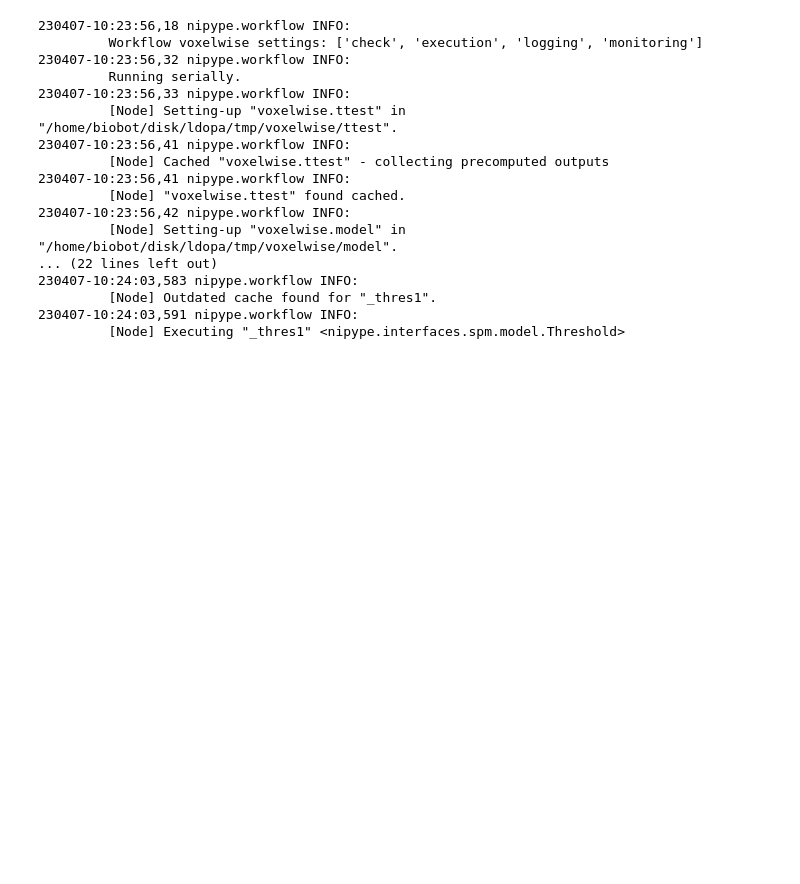
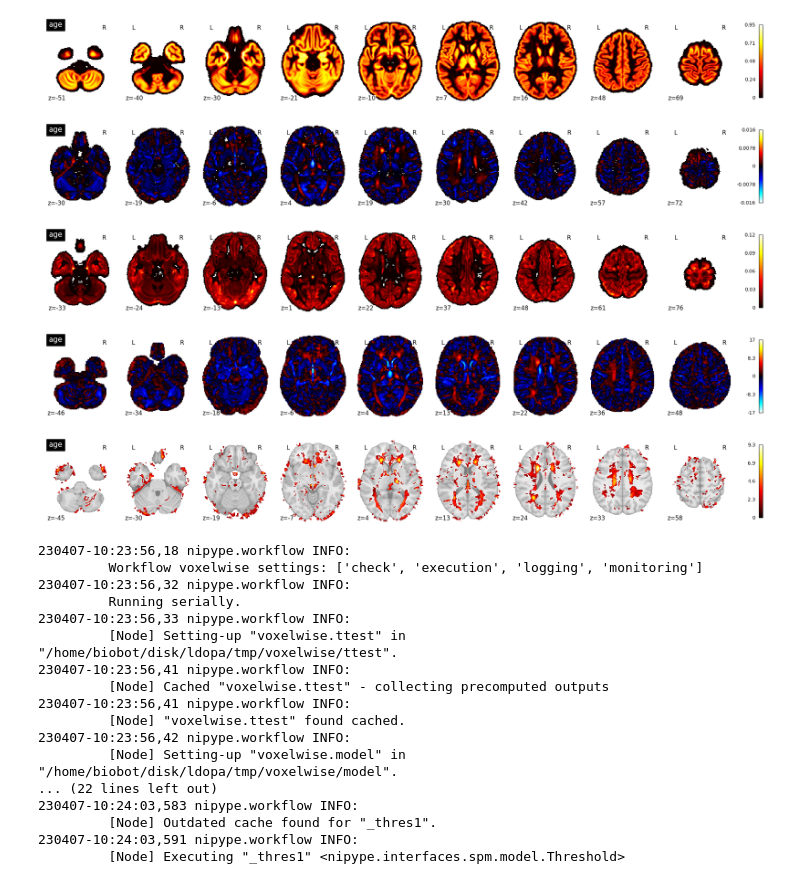
Before and after one commit to b1060t/LdopaPrediction, a Jupyter notebook: code/test.ipynb, the cells around one changed output. Cells and saved outputs as stored; diff of their text form; code cells hidden in the pictures; blank space fills up the shorter version.

```diff
--- a/code/test.ipynb
+++ b/code/test.ipynb
@@ -15,3 +77,22 @@ os.chdir('..')
+# %%
+from nilearn import plotting, image
+import matplotlib.pyplot as plt
+plotting.plot_stat_map('tmp/agecorrection/model/beta_0001.nii', display_mode='z', cut_coords=9, title='age')
+plt.show()
+plotting.plot_stat_map('tmp/agecorrection/model/beta_0002.nii', display_mode='z', cut_coords=9, title='age')
+plt.show()
+plotting.plot_stat_map('tmp/agecorrection/model/ResMS.nii', display_mode='z', cut_coords=9, title='age')
+plt.show()
+plotting.plot_stat_map('tmp/agecorrection/contrast/spmT_0001.nii', display_mode='z', cut_coords=9, title='age')
+plt.show()
+plotting.plot_stat_map('tmp/agecorrection/thres/spmT_0001_thr.nii', display_mode='z', cut_coords=9, title='age')
+plt.show()
+# %% [output]
+[figure, added]
+[figure, added]
+[figure, added]
+[figure, added]
+[figure, added]
 # %%
 data = getPandas('pat_data')
 data_config = getConfig('data')
```
Also changed, not shown: parts of 4 cells of this notebook, 1 other file.
